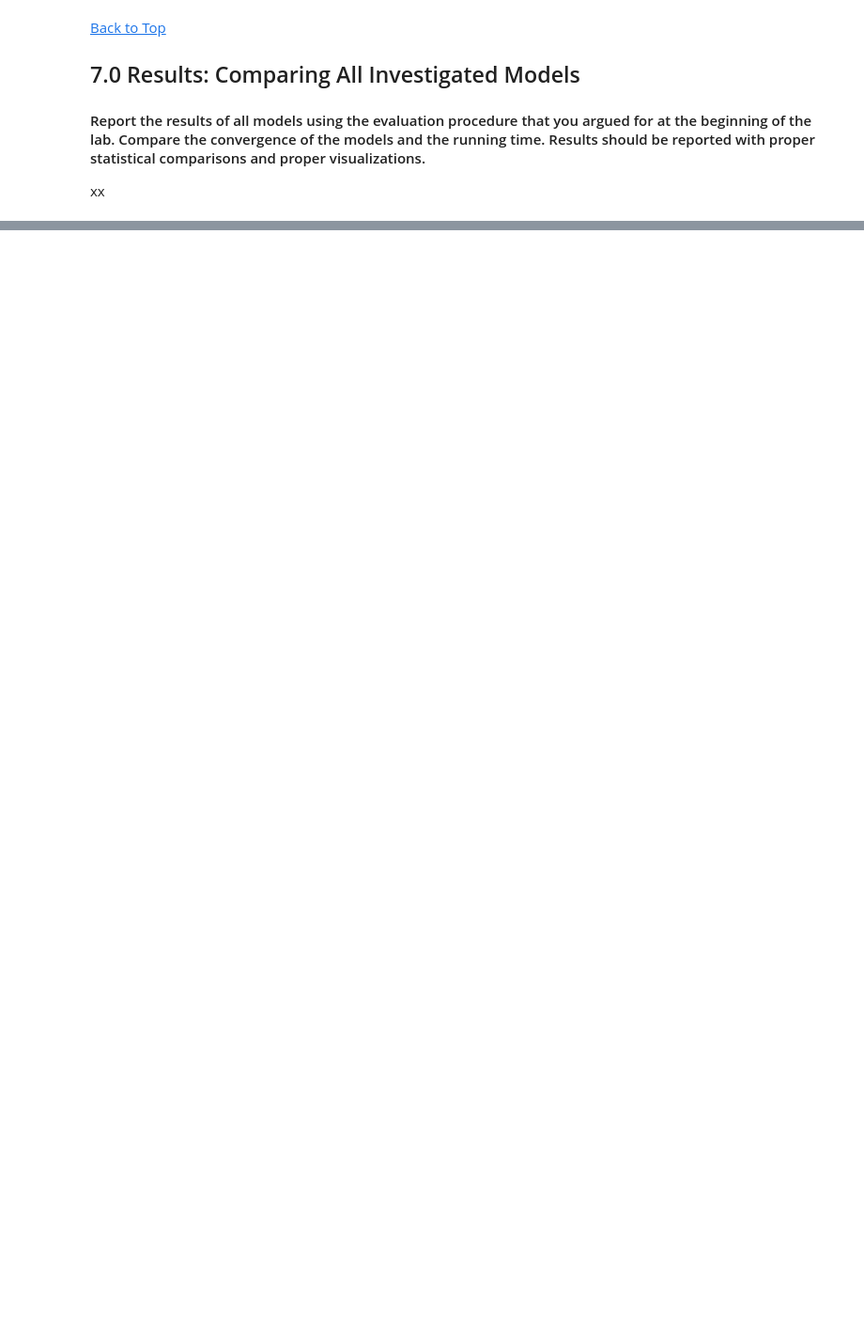
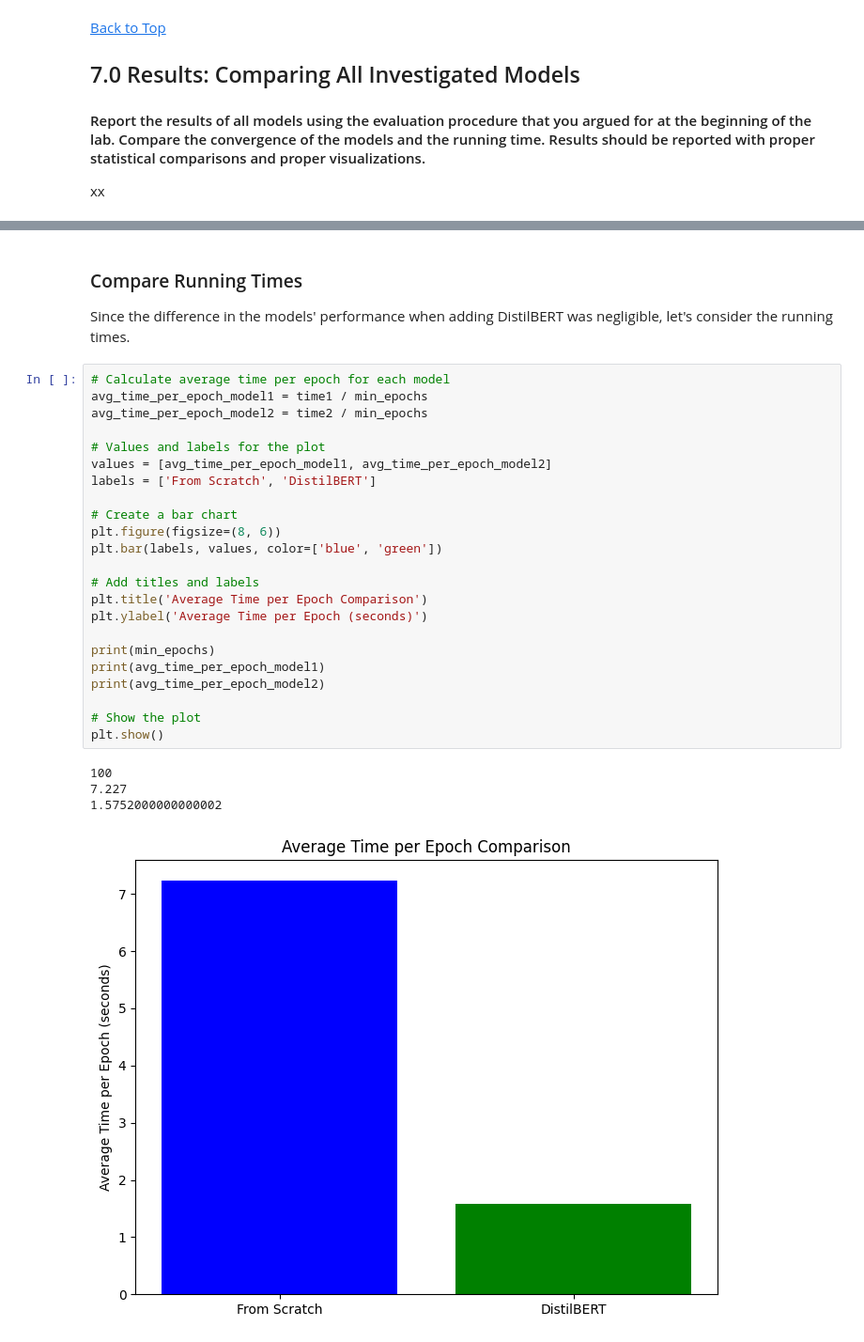
Before and after one commit to raneyoliver/CS8321Labs-public, a Jupyter notebook: lab2/lab2_sc0307.ipynb, the cells around one changed output, grey strips where cells are left out. Shown at 94% size. Saved outputs shown, nothing was run; the diff lists cells and outputs as text; blank space fills up the shorter version.

```diff
--- a/lab2/lab2_sc0307.ipynb
+++ b/lab2/lab2_sc0307.ipynb
@@ -944,0 +1004,33 @@ xx
+# %% [markdown]
+
+### Compare Running Times
+
+Since the difference in the models' performance when adding DistilBERT was negligible, let's consider the running times.
+# %%
+# Calculate average time per epoch for each model
+avg_time_per_epoch_model1 = time1 / min_epochs
+avg_time_per_epoch_model2 = time2 / min_epochs
+
+# Values and labels for the plot
+values = [avg_time_per_epoch_model1, avg_time_per_epoch_model2]
+labels = ['From Scratch', 'DistilBERT']
+
+# Create a bar chart
+plt.figure(figsize=(8, 6))
+plt.bar(labels, values, color=['blue', 'green'])
+
+# Add titles and labels
+plt.title('Average Time per Epoch Comparison')
+plt.ylabel('Average Time per Epoch (seconds)')
+
+print(min_epochs)
+print(avg_time_per_epoch_model1)
+print(avg_time_per_epoch_model2)
+
+# Show the plot
+plt.show()
+# %% [output]
+100
+7.227
+1.5752000000000002
+[figure, added]
```
Also changed, not shown: parts of 48 cells of this notebook.
